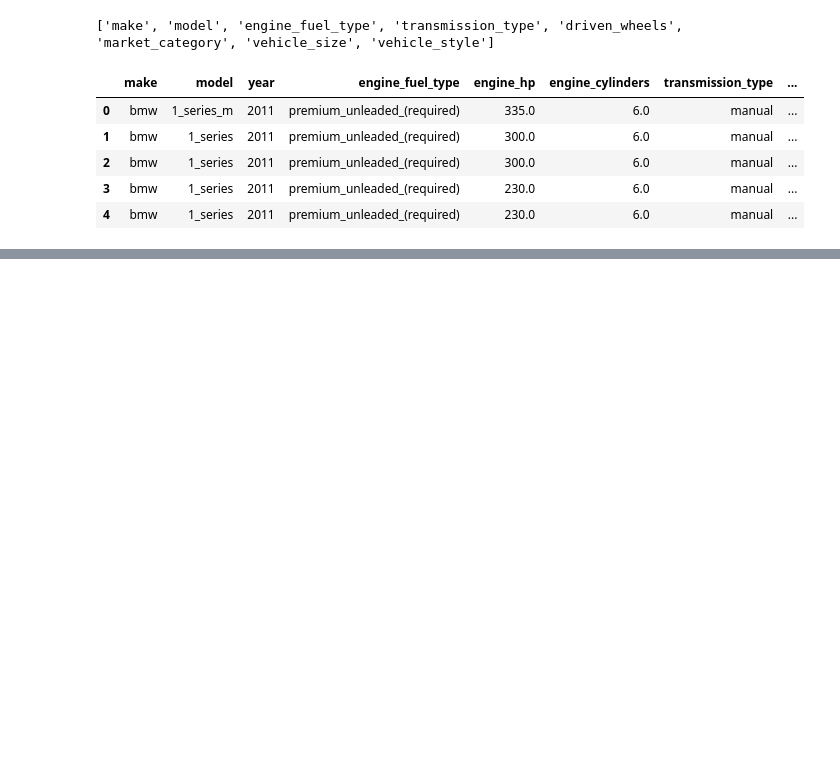
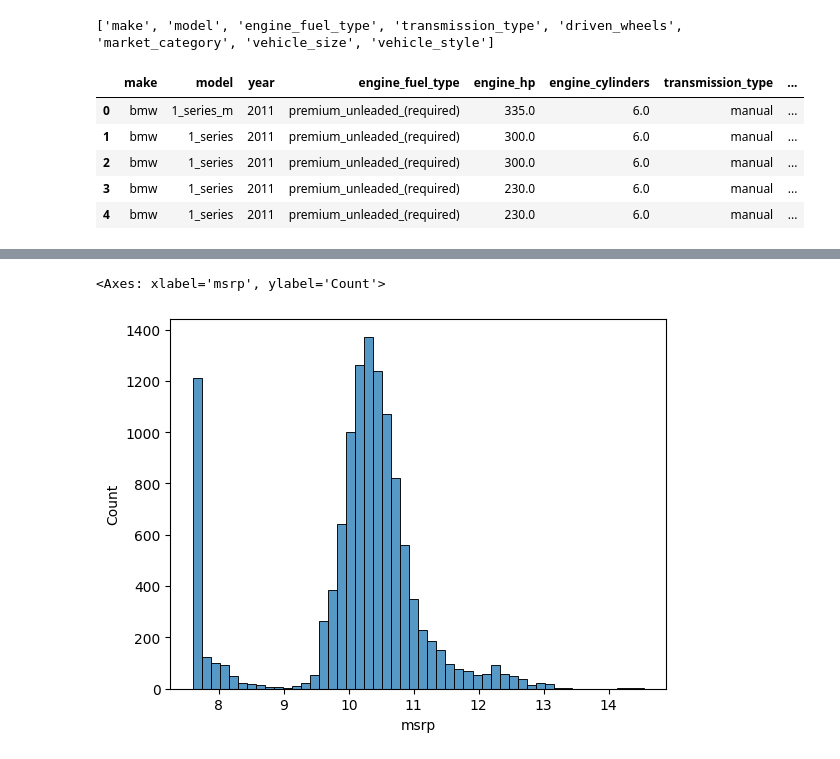
Before and after one commit to AurisNauris/ML-zoomcamp-homework, a Jupyter notebook: 02-regression/02_notebook.ipynb, the cells around one changed output, grey strips where cells are left out. Cells and saved outputs as stored; diff of their text form; code cells hidden in the pictures; blank space fills up the shorter version.

```diff
--- a/02-regression/02_notebook.ipynb
+++ b/02-regression/02_notebook.ipynb
@@ -33,0 +87,5 @@ df.head()
+# %%
+sns.histplot(price_logs, bins=50)
+# %% [output]
+<Axes: xlabel='msrp', ylabel='Count'>
+[figure, added]
```
Also changed, not shown: parts of 20 cells of this notebook, 1 other file.
